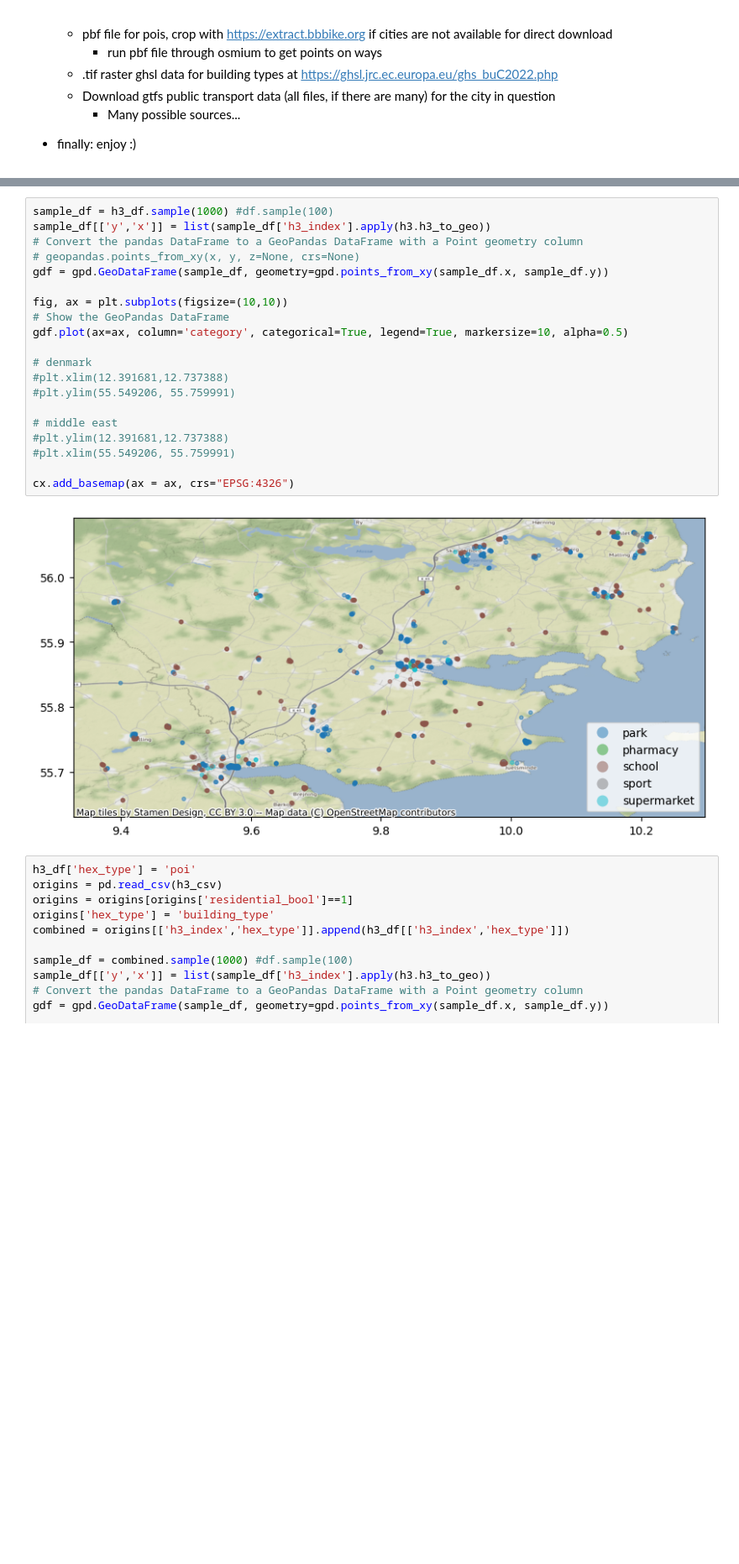
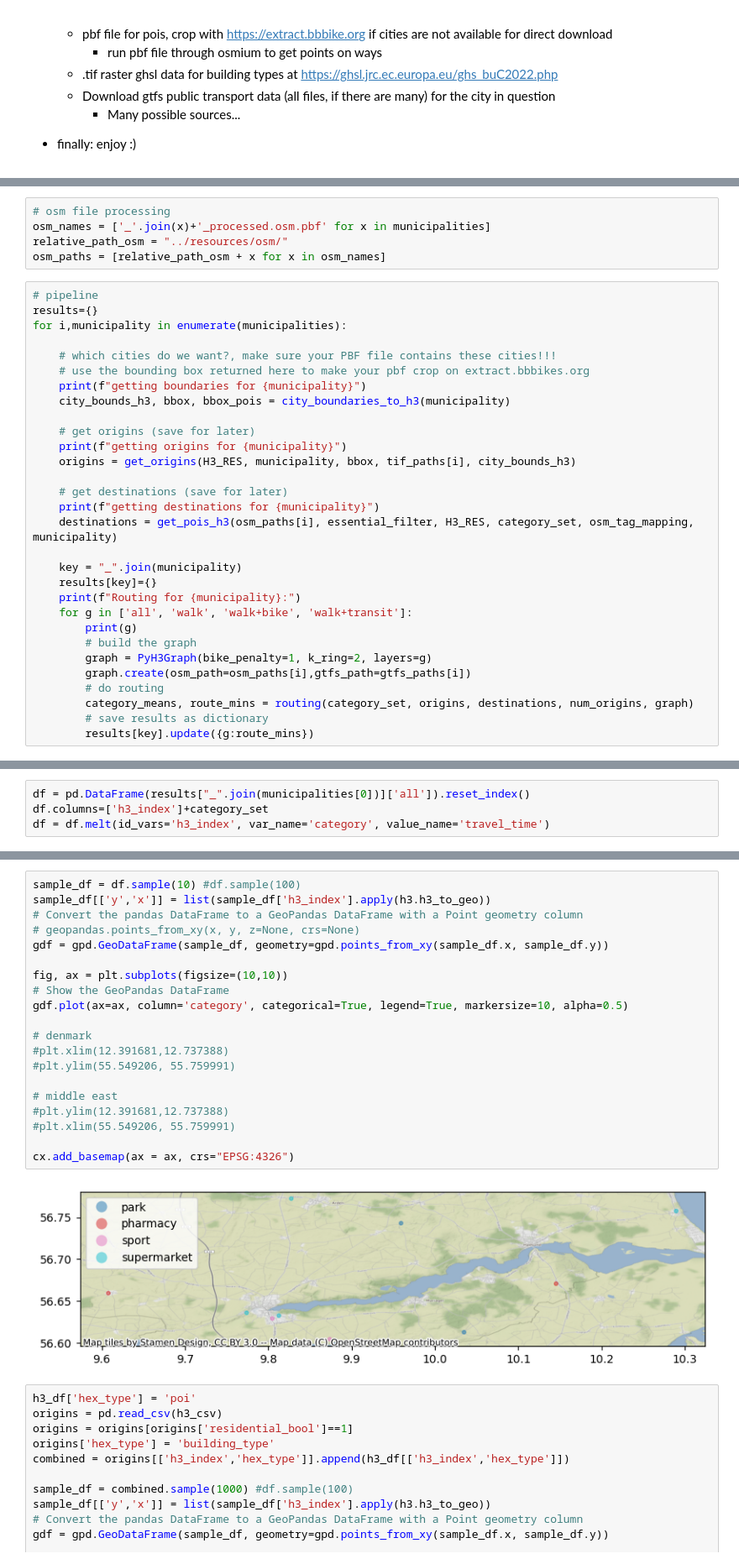
Before and after one commit to hextransit/n-minute-city, a Jupyter notebook: python/poi_routing.ipynb, the cells around one changed output, grey strips where cells are left out. Shown at 84% size. Drawn from its saved outputs; the diff is of its cells as text; blank space fills up the shorter version.

Commit message:
Peter routing (#32)
* multi-city pipeline and data saving

* finished main pipeline, danish run

```diff
--- a/python/poi_routing.ipynb
+++ b/python/poi_routing.ipynb
@@ -146,0 +129,35 @@ h3_df = get_pois_h3(osm_path, essential_filter, H3_RES, category_set, osm_tag_ma
+# %%
+# osm file processing
+osm_names = ['_'.join(x)+'_processed.osm.pbf' for x in municipalities]
+relative_path_osm = "../resources/osm/"
+osm_paths = [relative_path_osm + x for x in osm_names]
+# %%
+# pipeline
+results={}
+for i,municipality in enumerate(municipalities):
+
+    # which cities do we want?, make sure your PBF file contains these cities!!!
+    # use the bounding box returned here to make your pbf crop on extract.bbbikes.org
+    print(f"getting boundaries for {municipality}")
+    city_bounds_h3, bbox, bbox_pois = city_boundaries_to_h3(municipality)
+
+    # get origins (save for later)
+    print(f"getting origins for {municipality}")
+    origins = get_origins(H3_RES, municipality, bbox, tif_paths[i], city_bounds_h3)
+
+    # get destinations (save for later)
+    print(f"getting destinations for {municipality}")
+    destinations = get_pois_h3(osm_paths[i], essential_filter, H3_RES, category_set, osm_tag_mapping, municipality)
+
+    key = "_".join(municipality)
+    results[key]={}
+    print(f"Routing for {municipality}:")
+    for g in ['all', 'walk', 'walk+bike', 'walk+transit']:
+        print(g)
+        # build the graph
+        graph = PyH3Graph(bike_penalty=1, k_ring=2, layers=g)
+        graph.create(osm_path=osm_paths[i],gtfs_path=gtfs_paths[i])
+        # do routing
+        category_means, route_mins = routing(category_set, origins, destinations, num_origins, graph)
+        # save results as dictionary
+        results[key].update({g:route_mins})
@@ -146,0 +387,4 @@ h3_df = get_pois_h3(osm_path, essential_filter, H3_RES, category_set, osm_tag_ma
+# %%
+df = pd.DataFrame(results["_".join(municipalities[0])]['all']).reset_index()
+df.columns=['h3_index']+category_set
+df = df.melt(id_vars='h3_index', var_name='category', value_name='travel_time')
@@ -147,25 +409,25 @@ h3_df = get_pois_h3(osm_path, essential_filter, H3_RES, category_set, osm_tag_ma
 # %%
-sample_df = h3_df.sample(1000) #df.sample(100)
+sample_df = df.sample(10) #df.sample(100)
 sample_df[['y','x']] = list(sample_df['h3_index'].apply(h3.h3_to_geo))
 # Convert the pandas DataFrame to a GeoPandas DataFrame with a Point geometry column
 # geopandas.points_from_xy(x, y, z=None, crs=None)
 gdf = gpd.GeoDataFrame(sample_df, geometry=gpd.points_from_xy(sample_df.x, sample_df.y))
 
 fig, ax = plt.subplots(figsize=(10,10))
 # Show the GeoPandas DataFrame
 gdf.plot(ax=ax, column='category', categorical=True, legend=True, markersize=10, alpha=0.5)
 
 # denmark
 #plt.xlim(12.391681,12.737388)
 #plt.ylim(55.549206, 55.759991)
 
 # middle east
 #plt.ylim(12.391681,12.737388)
 #plt.xlim(55.549206, 55.759991)
 
 cx.add_basemap(ax = ax, crs="EPSG:4326")
 # %% [output]
-[figure, old version]
+[figure, new version]
 # %%
 h3_df['hex_type'] = 'poi'
 origins = pd.read_csv(h3_csv)
```
Also changed, not shown: parts of 27 cells of this notebook, 4 other files.
